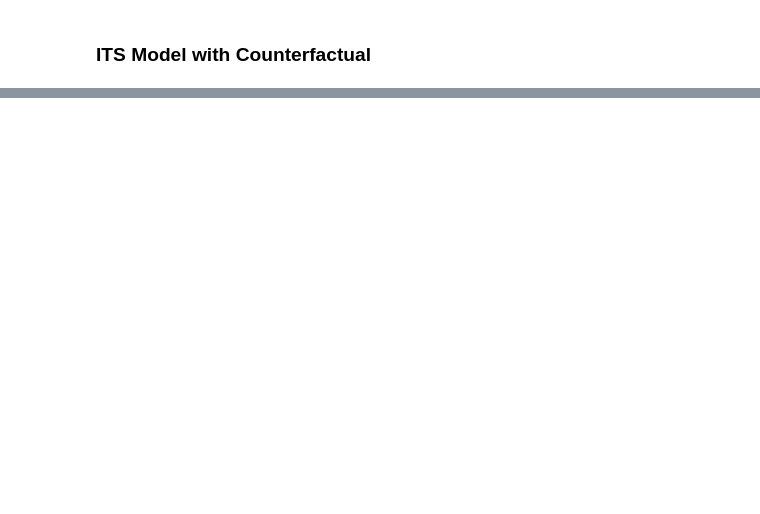
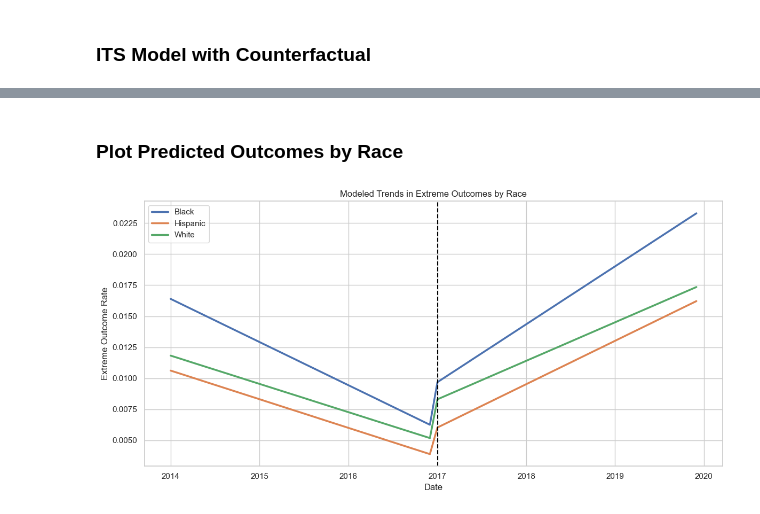
Before and after one commit to utexas-SDS-357/sds357-project-sp26-big-data-energy, a Jupyter notebook: modeling/its_modeling.ipynb, the cells around one changed output, grey strips where cells are left out. Cells and saved outputs as stored; diff of their text form; code cells hidden in the pictures; blank space fills up the shorter version.

```diff
--- a/modeling/its_modeling.ipynb
+++ b/modeling/its_modeling.ipynb
@@ -191,0 +294,20 @@ Notes:
+# %% [markdown]
+### Plot Predicted Outcomes by Race
+# %%
+plt.figure(figsize=(12,6))
+
+for r in monthly['race'].unique():
+    subset = monthly[monthly['race'] == r]
+    plt.plot(subset['month'], subset['predicted'], linewidth=2.5, label=r)
+
+plt.axvline(intervention, color='black', linestyle='--')
+
+plt.title("Modeled Trends in Extreme Outcomes by Race")
+plt.xlabel("Date")
+plt.ylabel("Extreme Outcome Rate")
+
+plt.legend()
+plt.tight_layout()
+plt.show()
+# %% [output]
+[figure, added]
```
Also changed, not shown: parts of 8 cells of this notebook.
